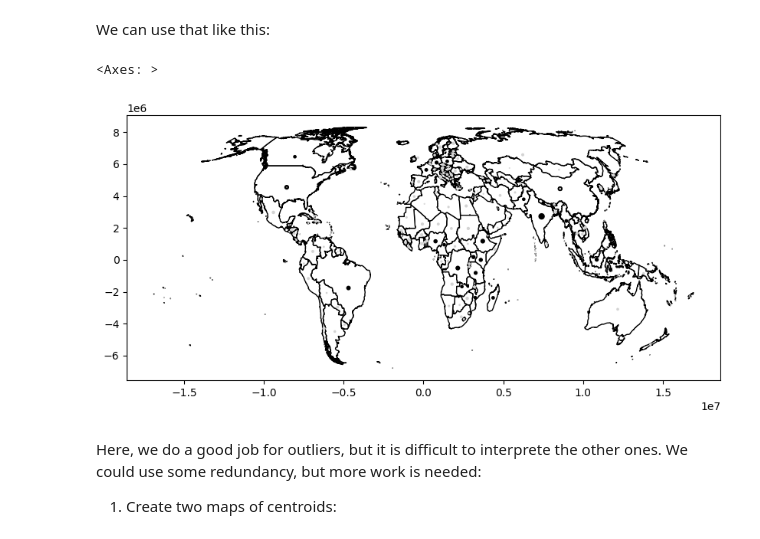
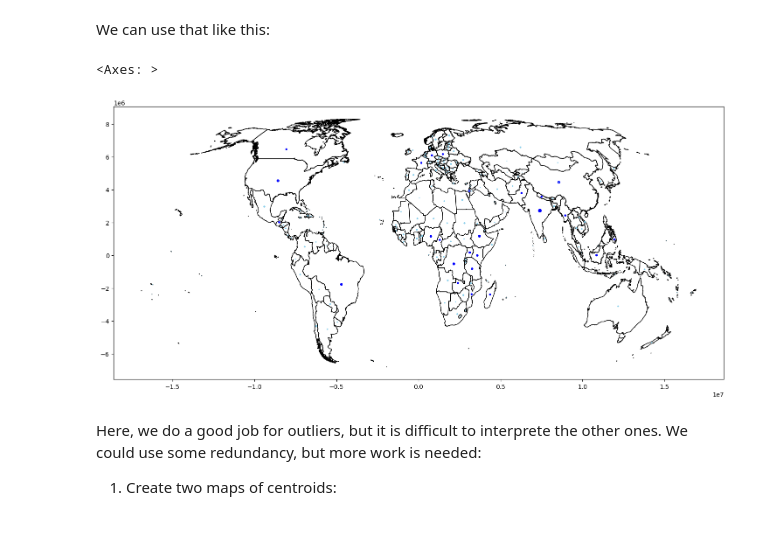
Before and after one commit to Lulo-Vilcarano-MF/Evaluaci-n-Individual-1IAS21-05A1, a Jupyter notebook: Tarea_index.ipynb, the cells around one changed output. Saved outputs shown, nothing was run; the diff lists cells and outputs as text; code cells hidden in the pictures.

```diff
--- a/Tarea_index.ipynb
+++ b/Tarea_index.ipynb
@@ -681,20 +640,20 @@ theMapAndData_8857_centroids
 # %% [markdown]
 We can use that like this:
 # %%
-base = theMapAndData_8857.plot(color='white', edgecolor='black', figsize=(10,10))
+base = theMapAndData_8857.plot(color='white', edgecolor='black', figsize=(18,14))
 
 # Define your color map
-mapcolor = {1: 'black', 0: 'lightgrey'}
+mapcolor = {1: 'blue', 0: 'skyblue'}
 
 # Plot the centroids on top
 theMapAndData_8857_centroids.plot(
     ax=base,
     markersize=theMapAndData_8857_centroids['size'],
     color=theMapAndData_8857_centroids['Value_outlier'].map(mapcolor)
 )
 # %% [output]
 <Axes: >
-[figure, old version]
+[figure, new version]
 # %% [markdown]
 Here, we do a good job for outliers, but it is difficult to interprete the other ones. We could use some redundancy, but more work is needed:
 1. Create two maps of centroids:
```
Also changed, not shown: parts of 27 cells of this notebook, 2 other files.
